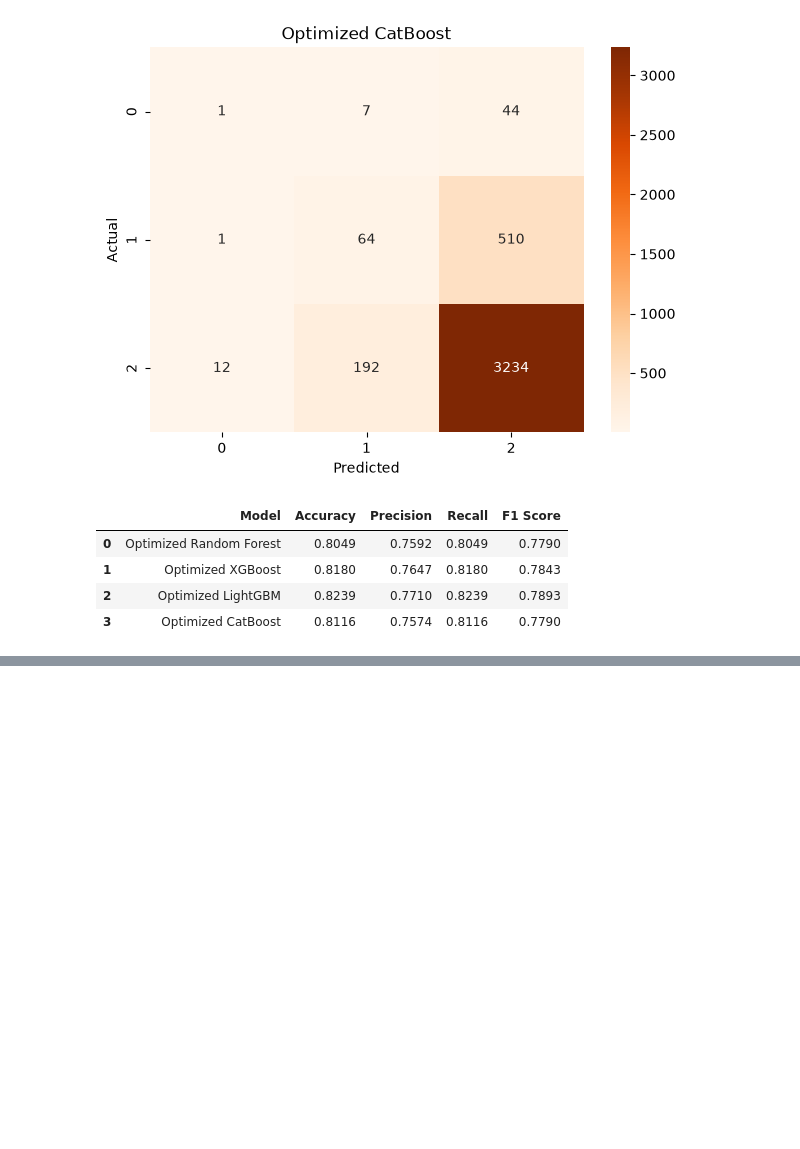
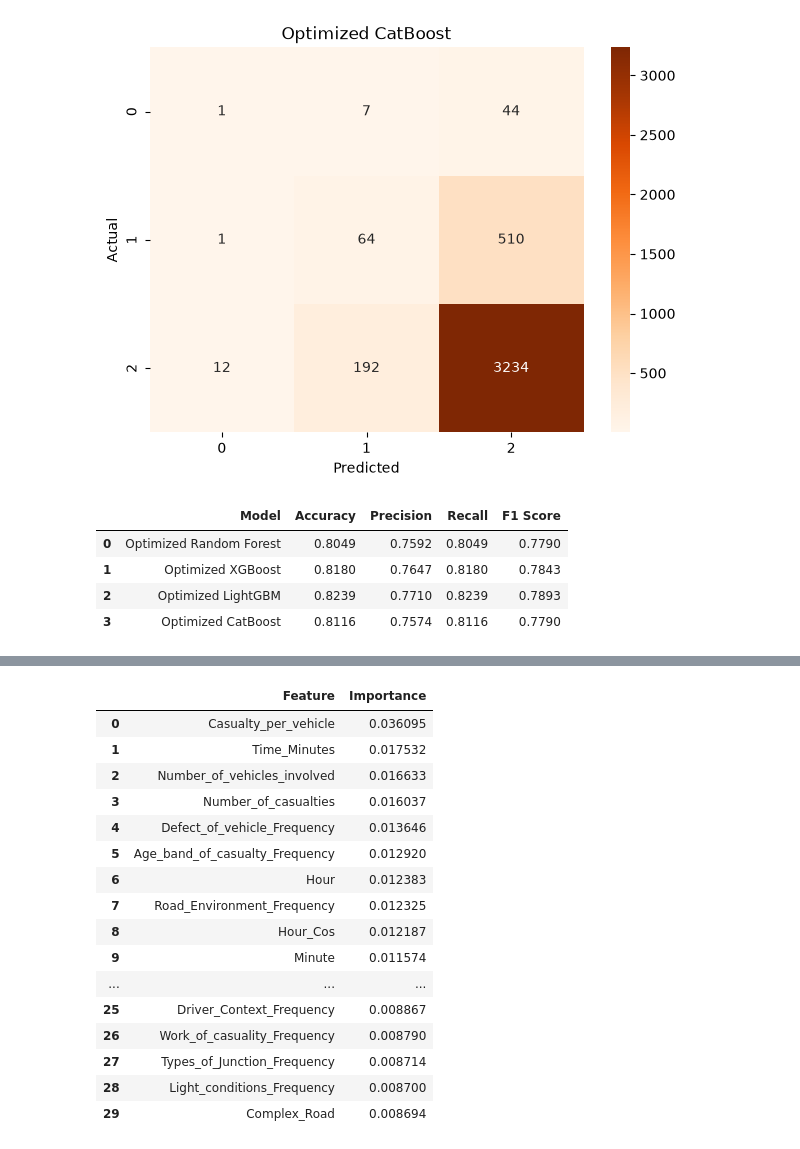
Before and after one commit to Pranjali-3/road-accident-severity-analysis, a Jupyter notebook: road_accident.ipynb, the cells around one changed output, grey strips where cells are left out. Drawn from its saved outputs; the diff is of its cells as text; code cells hidden in the pictures; blank space fills up the shorter version.

```diff
--- a/road_accident.ipynb
+++ b/road_accident.ipynb
@@ -3116,0 +2666,26 @@ False
+# %%
+# ============================================================
+# ENHANCED RANDOM FOREST
+# ============================================================
+
+rf_final = RandomForestClassifier(
+    n_estimators=450,
+    max_depth=50,
+    min_samples_split=4,
+    min_samples_leaf=1,
+    max_features="sqrt",
+    bootstrap=False,
+    random_state=42,
+    n_jobs=-1
+)
+
+start = time.time()
+rf_final.fit(X_train_resampled, y_train_resampled)
+rf_train_time = time.time() - start
+
+start = time.time()
+rf_pred = rf_final.predict(X_test)
+rf_pred_time = time.time() - start
+
+evaluate_model("Enhanced Random Forest", y_test, rf_pred, rf_train_time, rf_pred_time)
+print(classification_report(y_test, rf_pred, zero_division=0))
@@ -3116,0 +2836,34 @@ False
+# %%
+# ============================================================
+# FEATURE IMPORTANCE EXPORT
+# ============================================================
+
+rf_importance = (
+    pd.DataFrame({
+        "Feature": X_train_resampled.columns,
+        "Importance": rf_final.feature_importances_
+    })
+    .sort_values("Importance", ascending=False)
+    .reset_index(drop=True)
+)
+
+rf_importance.to_csv("RandomForest_Feature_Importance.csv", index=False)
+rf_importance.head(30)
+# %% [output]
+|  | Feature | Importance |
+| 0 | Casualty_per_vehicle | 0.036095 |
+| 1 | Time_Minutes | 0.017532 |
+| 2 | Number_of_vehicles_involved | 0.016633 |
+| 3 | Number_of_casualties | 0.016037 |
+| 4 | Defect_of_vehicle_Frequency | 0.013646 |
+| 5 | Age_band_of_casualty_Frequency | 0.012920 |
+| 6 | Hour | 0.012383 |
+| 7 | Road_Environment_Frequency | 0.012325 |
+| 8 | Hour_Cos | 0.012187 |
+| 9 | Minute | 0.011574 |
+| ... | ... | ... |
+| 25 | Driver_Context_Frequency | 0.008867 |
+| 26 | Work_of_casuality_Frequency | 0.008790 |
+| 27 | Types_of_Junction_Frequency | 0.008714 |
+| 28 | Light_conditions_Frequency | 0.008700 |
+| 29 | Complex_Road | 0.008694 |
```
Also changed, not shown: parts of 110 cells of this notebook, 4 other files.
